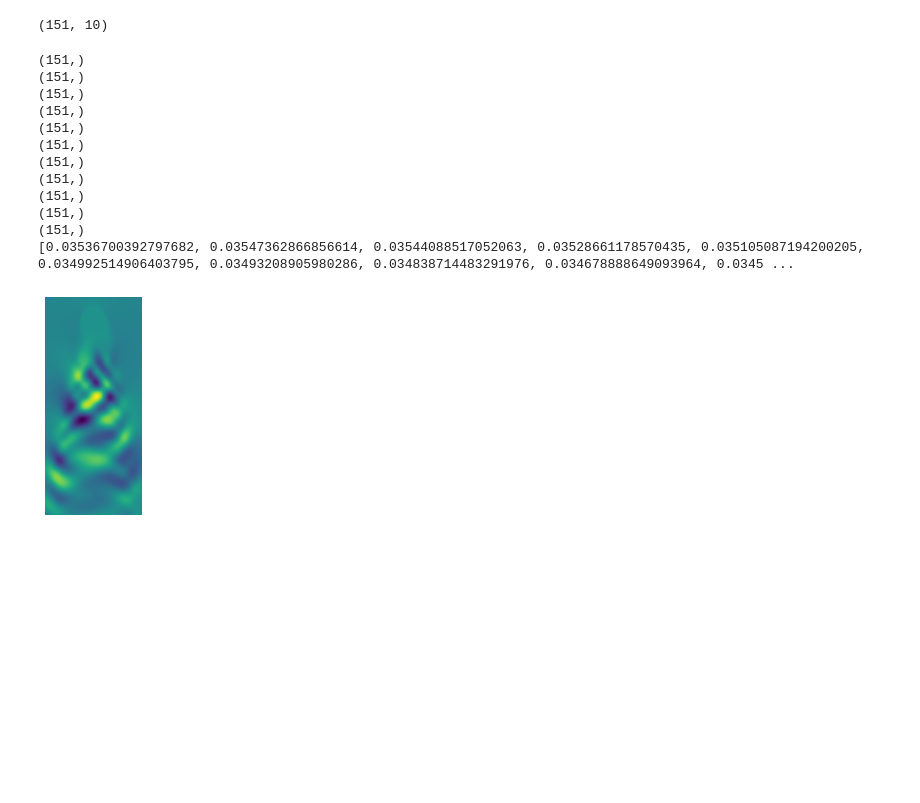
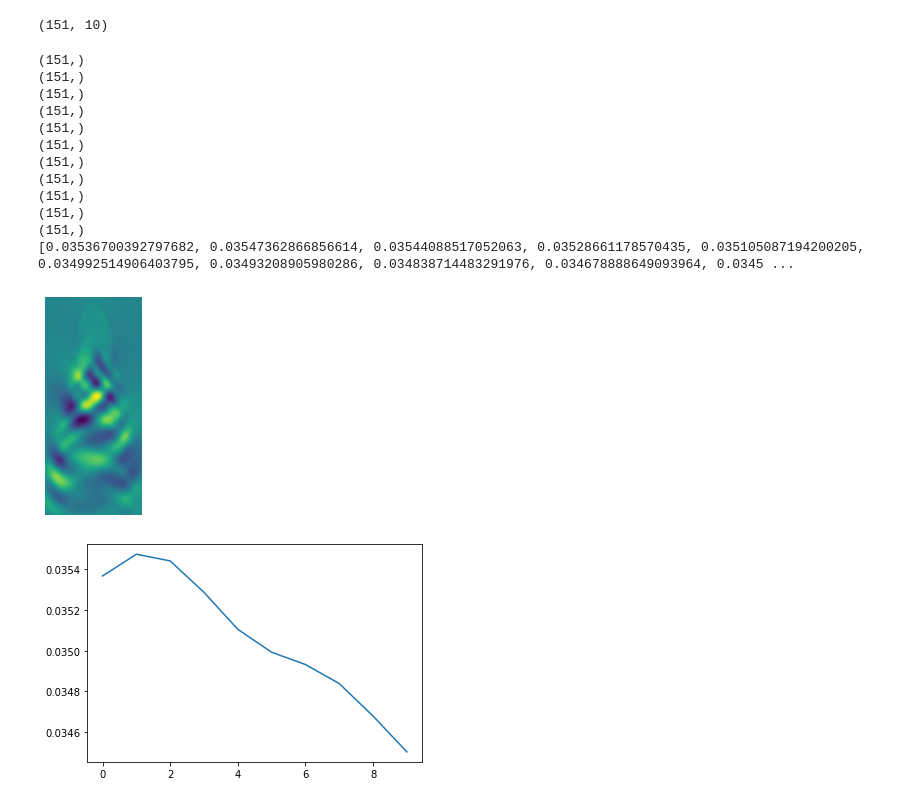
Before and after one commit to jaekimuh/PatternRec_Kim, a Jupyter notebook: HW_1.7.ipynb, the cells around one changed output. Cells and saved outputs as stored; diff of their text form; code cells hidden in the pictures; blank space fills up the shorter version.

```diff
--- a/HW_1.7.ipynb
+++ b/HW_1.7.ipynb
@@ -285,33 +285,35 @@ for k in range(10):
     #w= Wprime @ VT.T @ invS @ U.T @ w
     print(w.shape)
     #arr = np.concatenate([ini_array, w], axis=1)
     reconstructed_W[k,:] = w
 
     error = np.linalg.norm(w - W[:,k])/np.linalg.norm(W[:,k])
     err.append(error)
 U_tildaWk = U[:,:r] @ reconstructed_W[:,k]
 
 plt.figure()
 plt.imshow(np.reshape(U_tildaWk, (n, m)))
 plt.axis('off')
 
+plt.figure()
 print(err)
 plt.plot(err)
 plt.show()
 # %% [output]
 (151,)
 (151,)
 (151,)
 (151,)
 (151,)
 (151,)
 (151,)
 (151,)
 (151,)
 (151,)
 (151,)
 [0.03536700392797682, 0.03547362866856614, 0.03544088517052063, 0.03528661178570435, 0.035105087194200205, 0.034992514906403795, 0.03493208905980286, 0.034838714483291976, 0.034678888649093964, 0.0345 ...
 [figure]
+[figure, added]
 # %%
 fig = plt.figure(figsize=(8, 8))
 columns = 5
```
